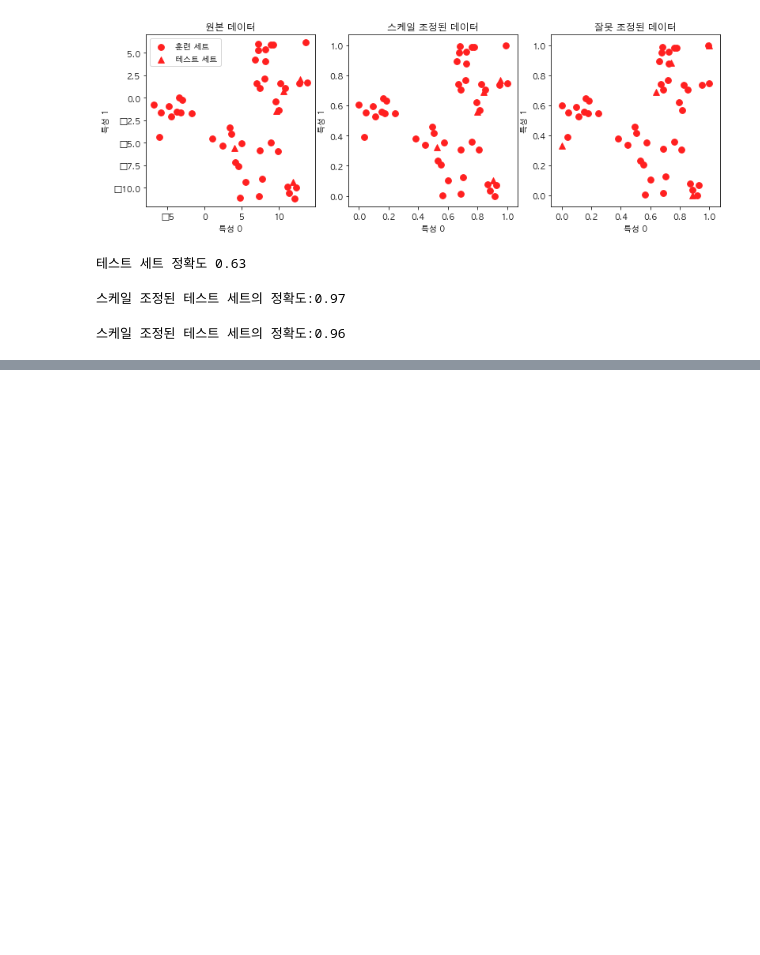
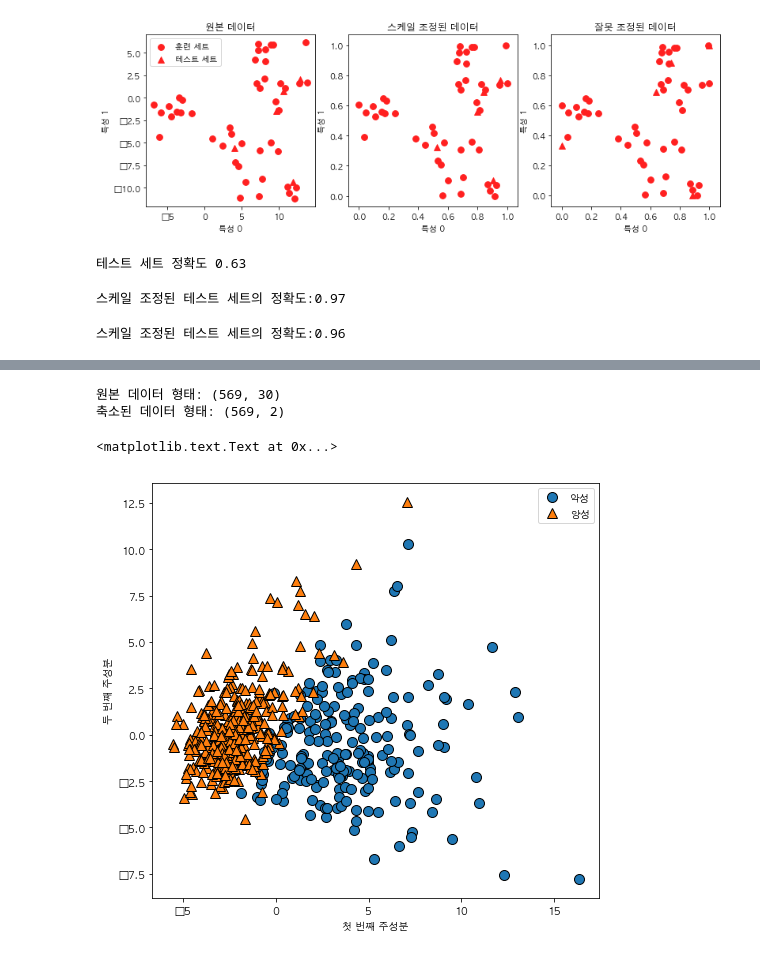
Before and after one commit to parksunwoo/ML_with_Python, a Jupyter notebook: 03_unsupervised_transformation.ipynb, the cells around one changed output, grey strips where cells are left out. Saved outputs shown, nothing was run; the diff lists cells and outputs as text; code cells hidden in the pictures; blank space fills up the shorter version.

```diff
--- a/03_unsupervised_transformation.ipynb
+++ b/03_unsupervised_transformation.ipynb
@@ -141,0 +164,29 @@ print("스케일 조정된 테스트 세트의 정확도:{:.2f}".format(svm.scor
+# %%
+from sklearn.datasets import load_breast_cancer
+cancer = load_breast_cancer()
+
+scaler = StandardScaler()
+scaler.fit(cancer.data)
+X_scaled = scaler.transform(cancer.data)
+
+
+from sklearn.decomposition import PCA
+pca = PCA(n_components=2)
+pca.fit(X_scaled)
+
+X_pca = pca.transform(X_scaled)
+print("원본 데이터 형태: {}".format(str(X_scaled.shape)))
+print("축소된 데이터 형태: {}".format(str(X_pca.shape)))
+# %% [output]
+원본 데이터 형태: (569, 30)
+축소된 데이터 형태: (569, 2)
+# %%
+plt.figure(figsize=(8, 8))
+mglearn.discrete_scatter(X_pca[:,0], X_pca[:, 1], cancer.target)
+plt.legend(["악성", "양성"], loc="best")
+plt.gca().set_aspect("equal")
+plt.xlabel("첫 번째 주성분")
+plt.ylabel("두 번째 주성분")
+# %% [output]
+<matplotlib.text.Text at 0x...>
+[figure, added]
```
Also changed, not shown: parts of 41 cells of this notebook.
